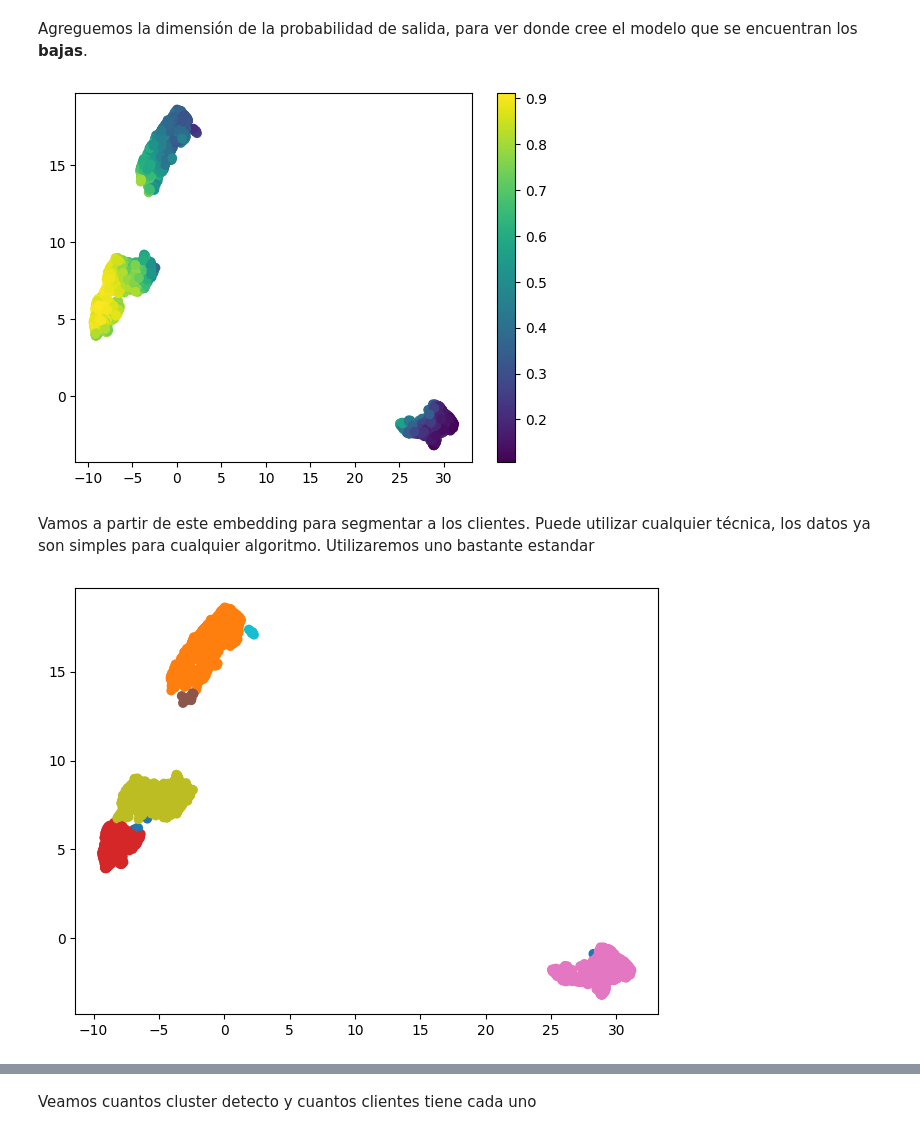
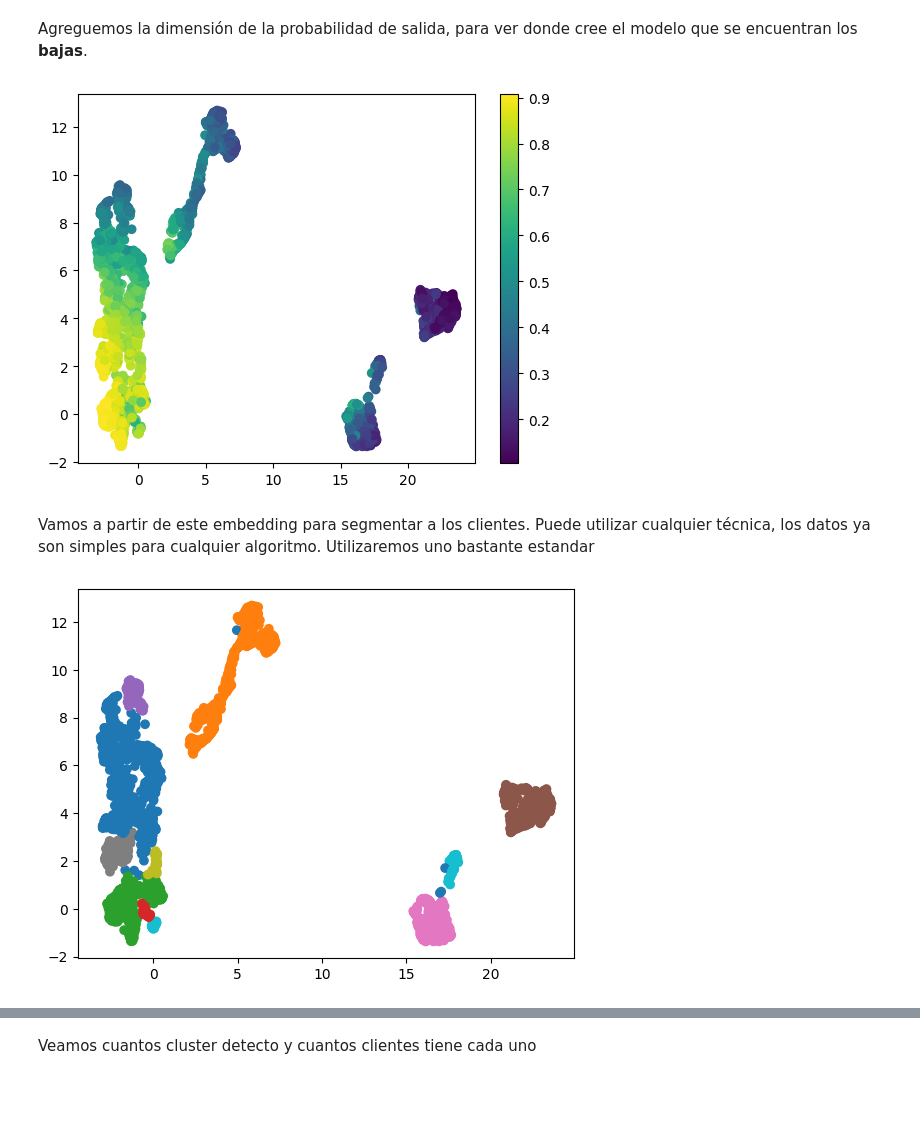
Before and after one commit to dmecoyfin/dmeyf2024, a Jupyter notebook: src/Competencia_1/Segmentacion.ipynb, the cells around one changed output, grey strips where cells are left out. Drawn from its saved outputs; the diff is of its cells as text; code cells hidden in the pictures; blank space fills up the shorter version.

```diff
--- a/src/Competencia_1/Segmentacion.ipynb
+++ b/src/Competencia_1/Segmentacion.ipynb
@@ -34,8 +34,8 @@ from sklearn.cluster import DBSCAN
 from sklearn.ensemble import  RandomForestClassifier
 from sklearn.impute import SimpleImputer
 # %%
-dataset_path = 'C:/Users/Federico/Desktop/Repositorios/dmeyf2024/src/Competencia_1/dataset/'
-dataset_file = 'competencia_01_feature_new.csv'
+dataset_path = 'C:/Users/Federico/Desktop/Maestria Data mining/DM EyF/datasets/'
+dataset_file = 'competencia_01_fe.csv'
 # %%
 df_train = pd.read_csv(dataset_path + dataset_file)
 # %% [markdown]
@@ -166,18 +168,18 @@ plt.scatter(embedding_rf[:,0], embedding_rf[:,1], c=prob_baja)
 plt.colorbar()
 plt.show()
 # %% [output]
-[figure, old version]
+[figure, new version]
 # %% [markdown]
 Vamos a partir de este embedding para segmentar a los clientes. Puede utilizar cualquier técnica, los datos ya son simples para cualquier algoritmo. Utilizaremos uno bastante estandar
 # %%
 hdb = DBSCAN(eps=0.3)
 y = hdb.fit(embedding_rf)
 
 plt.scatter(embedding_rf[:, 0], embedding_rf[:, 1], c=y.labels_, cmap='tab10')
-plt.tight_layout()
+# plt.tight_layout()
 plt.show()
 # %% [output]
-[figure, old version]
+[figure, new version]
 # %%
 # Ajustamos el modelo DBSCAN (como en tu código)
 hdb = DBSCAN(eps=0.3)
```
Also changed, not shown: parts of 6 cells of this notebook, 2 other files.
